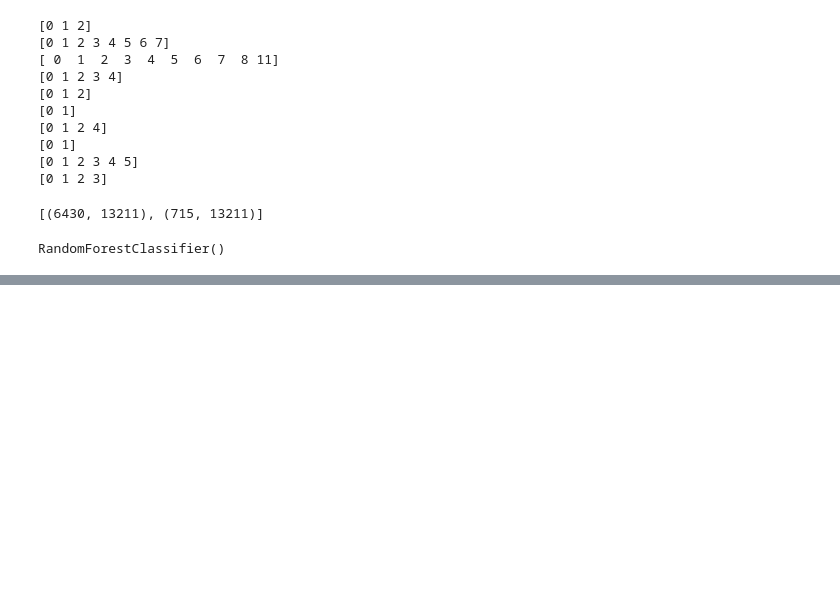
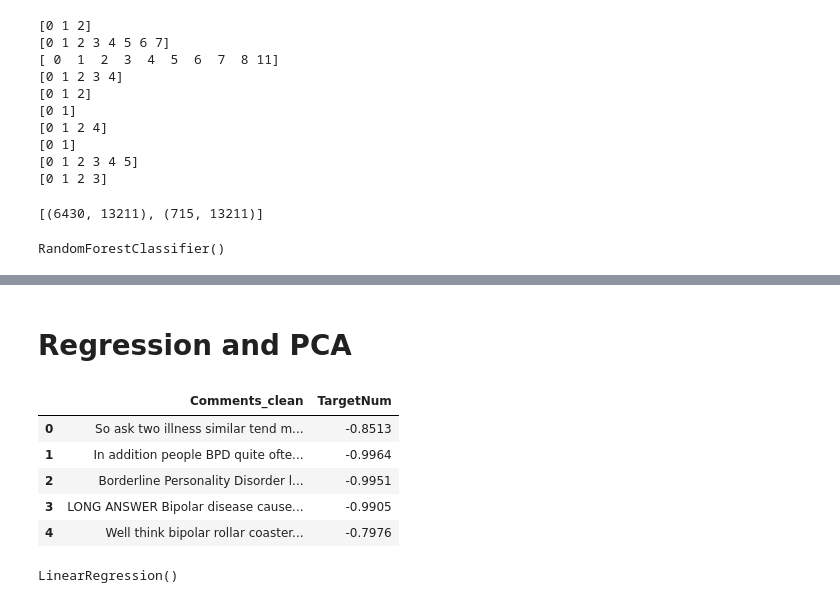
Before and after one commit to michael-k-goff/SentimentAnalysis, a Jupyter notebook: SentimentAnalysis.ipynb, the cells around one changed output, grey strips where cells are left out. Drawn from its saved outputs; the diff is of its cells as text; code cells hidden in the pictures; blank space fills up the shorter version.

```diff
--- a/SentimentAnalysis.ipynb
+++ b/SentimentAnalysis.ipynb
@@ -254,0 +261,14 @@ array([[339,   0,  68],
+# %% [markdown]
+# Regression and PCA
+# %%
+data_new = pd.read_csv("New_7k_clean_data.csv")
+data_new.drop(columns="Comments Text",inplace=True)
+data_new.drop(columns="Target",inplace=True)
+data_new.head()
+# %% [output]
+|  | Comments_clean | TargetNum |
+| 0 | So ask two illness similar tend m... | -0.8513 |
+| 1 | In addition people BPD quite ofte... | -0.9964 |
+| 2 | Borderline Personality Disorder l... | -0.9951 |
+| 3 | LONG ANSWER Bipolar disease cause... | -0.9905 |
+| 4 | Well think bipolar rollar coaster... | -0.7976 |
@@ -254,0 +287,4 @@ array([[339,   0,  68],
+# %%
+regr.fit(x,y)
+# %% [output]
+LinearRegression()
```
Also changed, not shown: parts of 27 cells of this notebook, 3 other files.
